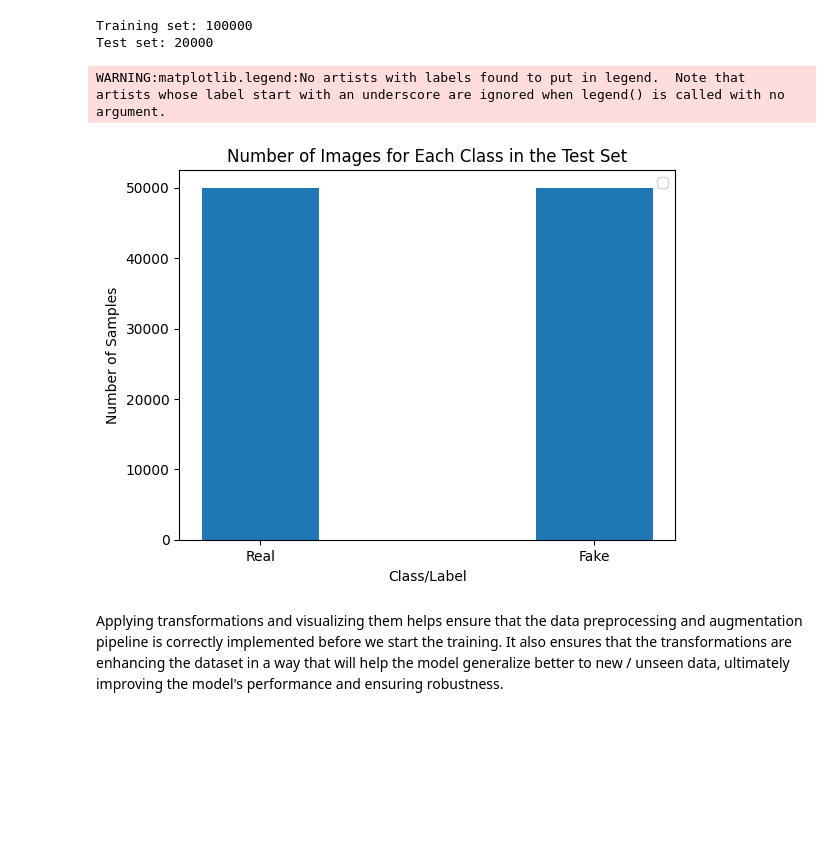
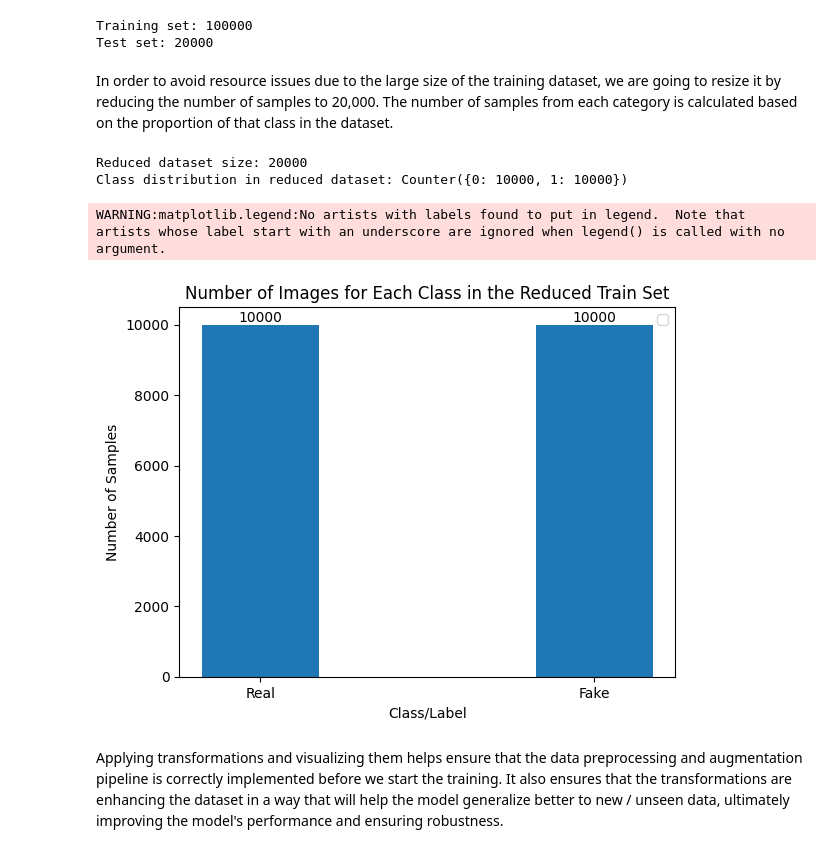
Before and after one commit to stefsyrsiri/synthetic-image-detection, a Jupyter notebook: report.ipynb, the cells around one changed output. Cells and saved outputs as stored; diff of their text form; code cells hidden in the pictures; blank space fills up the shorter version.

```diff
--- a/report.ipynb
+++ b/report.ipynb
@@ -139,33 +142,80 @@ print(f"Test set: {len(test_set)}")
 # %% [output]
 Training set: 100000
 Test set: 20000
+# %% [markdown]
+In order to avoid resource issues due to the large size of the training dataset, we are going to resize it by reducing the number of samples to 20,000. The number of samples from each category is calculated based on the proportion of that class in the dataset.
+# %%
+import random
+from collections import Counter
+from torch.utils.data import Subset
+
+# Desired total subset size
+total_samples = 20000
+
+# Extract labels
+labels = [label for _, label in train_set]
+
+# Calculate the proportion (percentage) of each class in the original dataset
+label_counts = Counter(labels)
+total_original_samples = len(labels)
+class_proportions = {label: count / total_original_samples for label, count in label_counts.items()}
+
+# Calculate the number of samples for each class for the subset
+samples_per_class = {label: int(proportion * total_samples) for label, proportion in class_proportions.items()}
+
+# Collect indices for each class
+class_indices = {label: [] for label in label_counts.keys()}
+for idx, label in enumerate(labels):
+    class_indices[label].append(idx)
+
+# Select the required number of samples for each class
+selected_indices = []
+for label, indices in class_indices.items():
+    num_samples = samples_per_class[label]
+    if num_samples > len(indices):
+        num_samples = len(indices)  # To handle cases where there are fewer samples than desired
+    selected_indices.extend(random.sample(indices, num_samples))
+
+# Create a subset
+reduced_dataset = Subset(train_set, selected_indices)
+
+print(f"Reduced dataset size: {len(reduced_dataset)}")
+print(f"Class distribution in reduced dataset: {Counter([labels[i] for i in selected_indices])}")
+# %% [output]
+Reduced dataset size: 20000
+Class distribution in reduced dataset: Counter({0: 10000, 1: 10000})
+# %%
+train_set= reduced_dataset
 # %%
-# Observe the number of images for each class in testset
-real_count_train = sum(label == 0 for label in train_set.targets)
-fake_count_train = sum(label == 1 for label in train_set.targets)
+# Extract labels from reduced dataset
+labels_reduced = [label for _, label in train_set]
 
-# Define labels and counts
-labels = ['Real', 'Fake']
-test_counts = [real_count_train, fake_count_train]
+# Calculate the class distribution in the reduced dataset
+reduced_label_counts = Counter(labels_reduced)
 
-# Set up the bar chart
+# Plot the class distribution
+labels = ['Real', 'Fake']  # Assuming labels 0 and 1 correspond to 'Real' and 'Fake'
+train_counts = [reduced_label_counts.get(0, 0), reduced_label_counts.get(1, 0)]
+
 fig, ax = plt.subplots()
 index = range(len(labels))
 
-# Plot test set counts
-bar1 = ax.bar(index, test_counts, width=0.35)
+bar1 = ax.bar(index, train_counts, width=0.35)
 
-# Add labels, title, and legend
 ax.set_xlabel('Class/Label')
 ax.set_ylabel('Number of Samples')
-ax.set_title('Number of Images for Each Class in the Test Set')
+ax.set_title('Number of Images for Each Class in the Reduced Train Set')
 ax.set_xticks([i for i in index])
 ax.set_xticklabels(labels)
 ax.legend()
+
+for idx, count in enumerate(train_counts):
+    ax.text(idx, count, str(count), ha='center', va='bottom')
+
 plt.show()
 # %% [output]
 WARNING:matplotlib.legend:No artists with labels found to put in legend.  Note that artists whose label start with an underscore are ignored when legend() is called with no argument.
-[figure, old version]
+[figure, new version]
 # %% [markdown]
 Applying transformations and visualizing them helps ensure that the data preprocessing and augmentation pipeline is correctly implemented before we start the training.
 It also ensures that the transformations are enhancing the dataset in a way that will help the model generalize better to new / unseen data,
```
Also changed, not shown: parts of 2 cells of this notebook.
